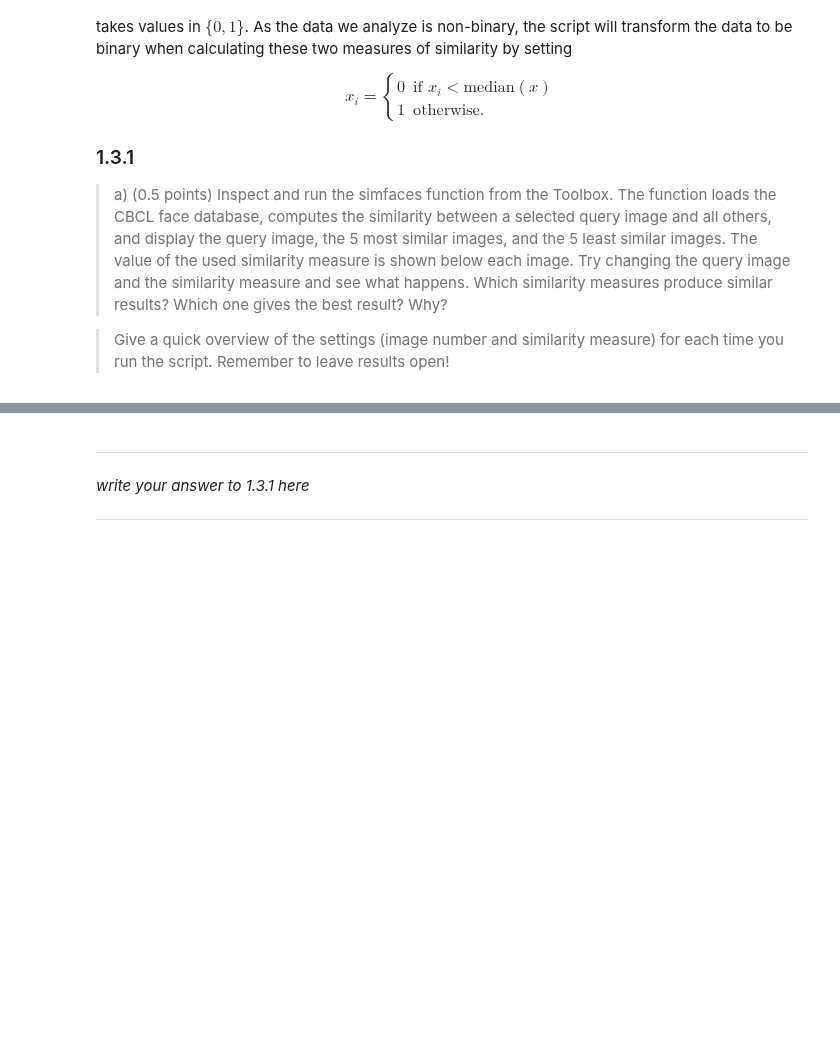
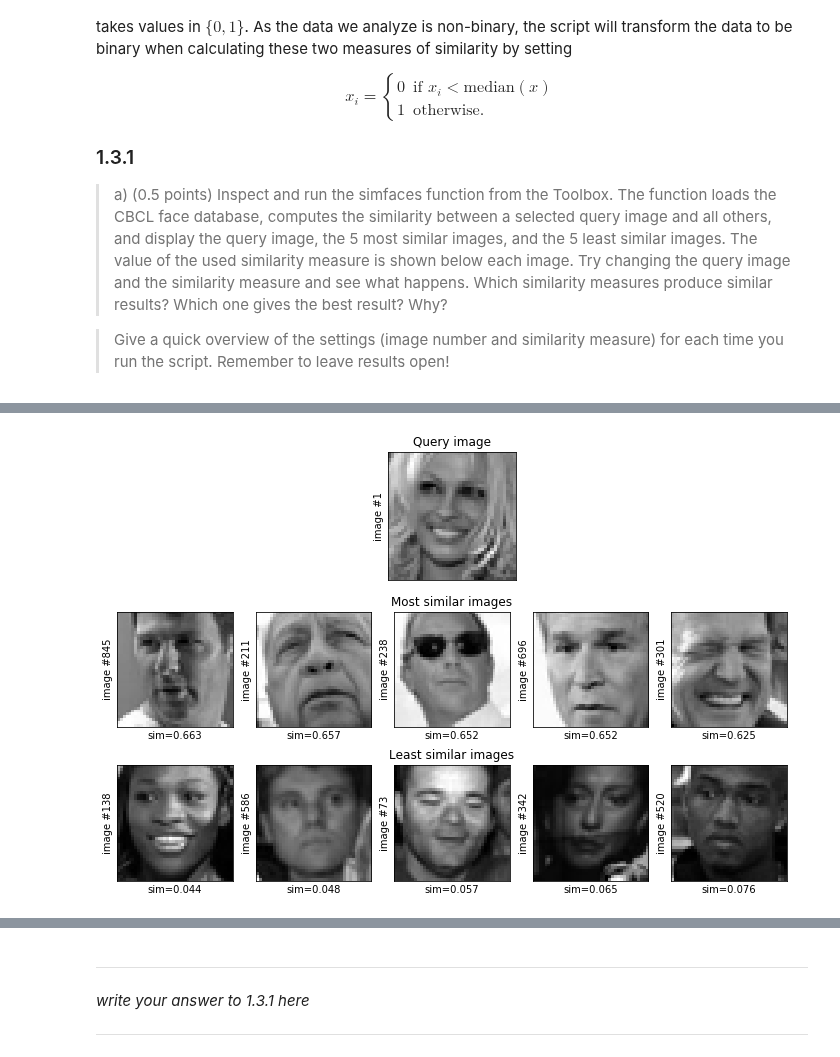
Before and after one commit to gabrielraya/Data-Mining, a Jupyter notebook: Assignment_1.ipynb, the cells around one changed output, grey strips where cells are left out. Cells and saved outputs as stored; diff of their text form; code cells hidden in the pictures; blank space fills up the shorter version.

```diff
--- a/Assignment_1.ipynb
+++ b/Assignment_1.ipynb
@@ -504,0 +511,4 @@ $$x_i = \left\{ \begin{array}{ll} 0 & \textrm{if~} x_i < \textrm{median}({x}) \\
+# %%
+simfaces(i=1, similarity_measure = 'Jaccard')
+# %% [output]
+[figure, added]
```
Also changed, not shown: parts of 7 cells of this notebook.
